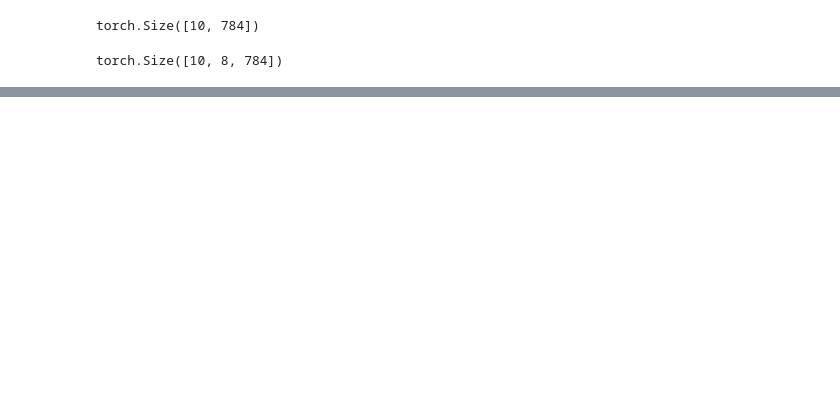
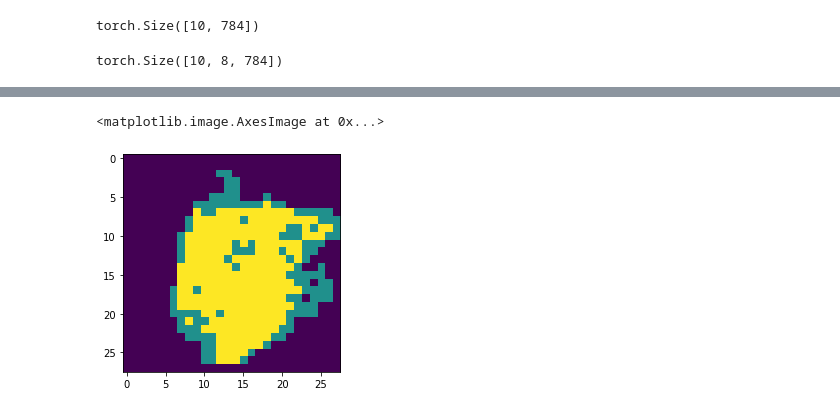
Before and after one commit to neilashm/SpykeTorch, a Jupyter notebook: lab1/clustering.ipynb, the cells around one changed output, grey strips where cells are left out. Cells and saved outputs as stored; diff of their text form; code cells hidden in the pictures; blank space fills up the shorter version.

```diff
--- a/lab1/clustering.ipynb
+++ b/lab1/clustering.ipynb
@@ -254,24 +260,0 @@ Cluster idx:tensor(8)
-# %%
-# 1
-# make dataset and split into training and test
-ClusteringColumn = Column()
-
-def reshape_images(images, num_images):
-    return torch.sum(images, dim=2).reshape(num_images, 8, 784)
-
-for batch_ndx, (sample,label) in enumerate(MNIST_trainLoader):
-    #print("Batch: ", batch_ndx)
-    training_samples = reshape_images(sample.clone(), MNIST_trainLoader.batch_size)
-    ClusteringColumn.ec.train_weights(training_samples)
-    break
-for batch_ndx, (sample, label) in enumerate(MNIST_testLoader):
-    for _ in range(2):
-        out = ClusteringColumn.ec.forward(reshape_images(sample.clone(), MNIST_testLoader.batch_size),threshold=100)
-    break
-
-clusters, cluster_counts = torch.unique(torch.sum(out, dim=1), return_inverse=False, return_counts=True, dim=0)
-
-print("clusters")
-print(clusters)
-print("cluster_counts")
-print(cluster_counts)
@@ -333,2 +282,5 @@ NameError: name 'cluster_centers' is not defined
 # %%
-plt.imshow(torch.sum(out[0],dim=0).reshape(28,28))
+plt.imshow(torch.sum(out[9],dim=0).reshape(28,28))
+# %% [output]
+<matplotlib.image.AxesImage at 0x...>
+[figure, added]
```
Also changed, not shown: parts of 27 cells of this notebook.
